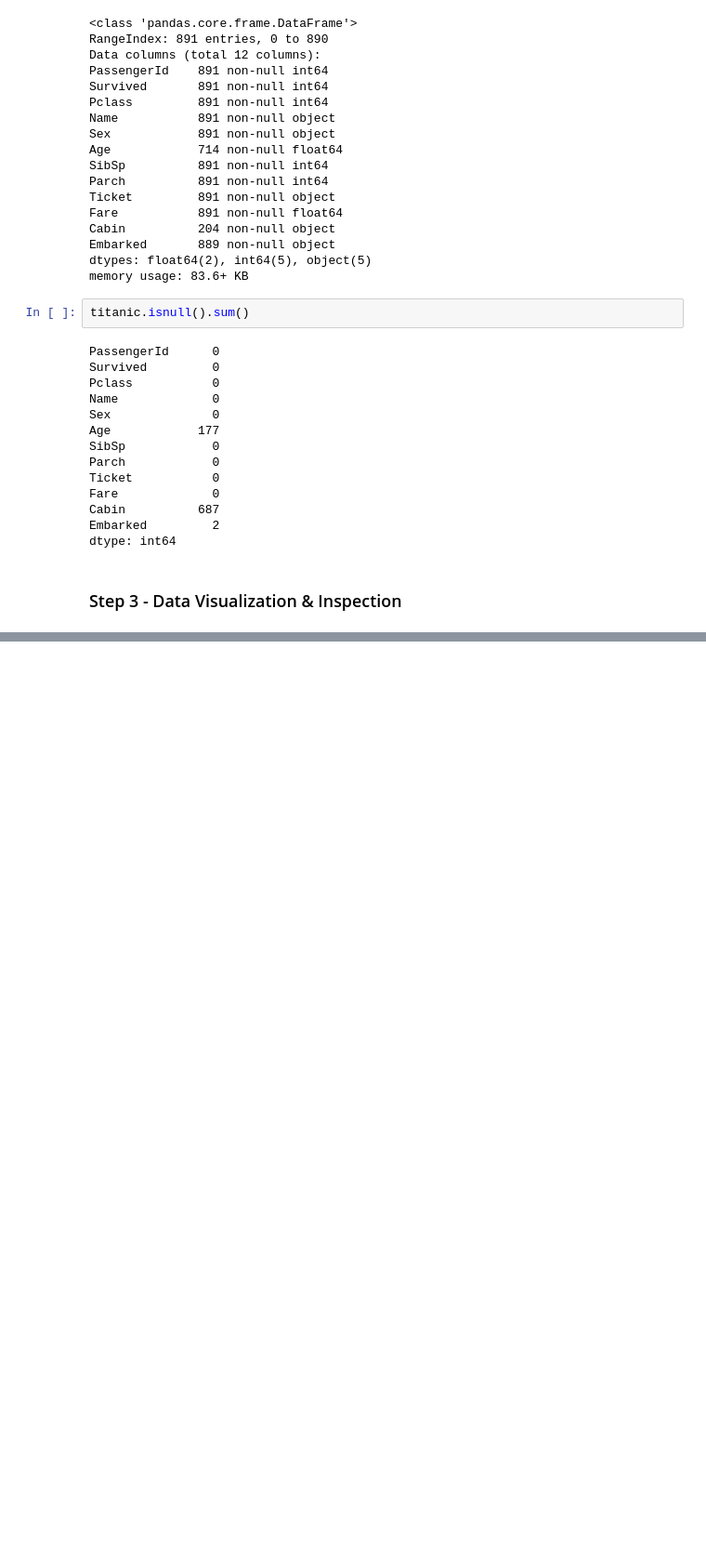
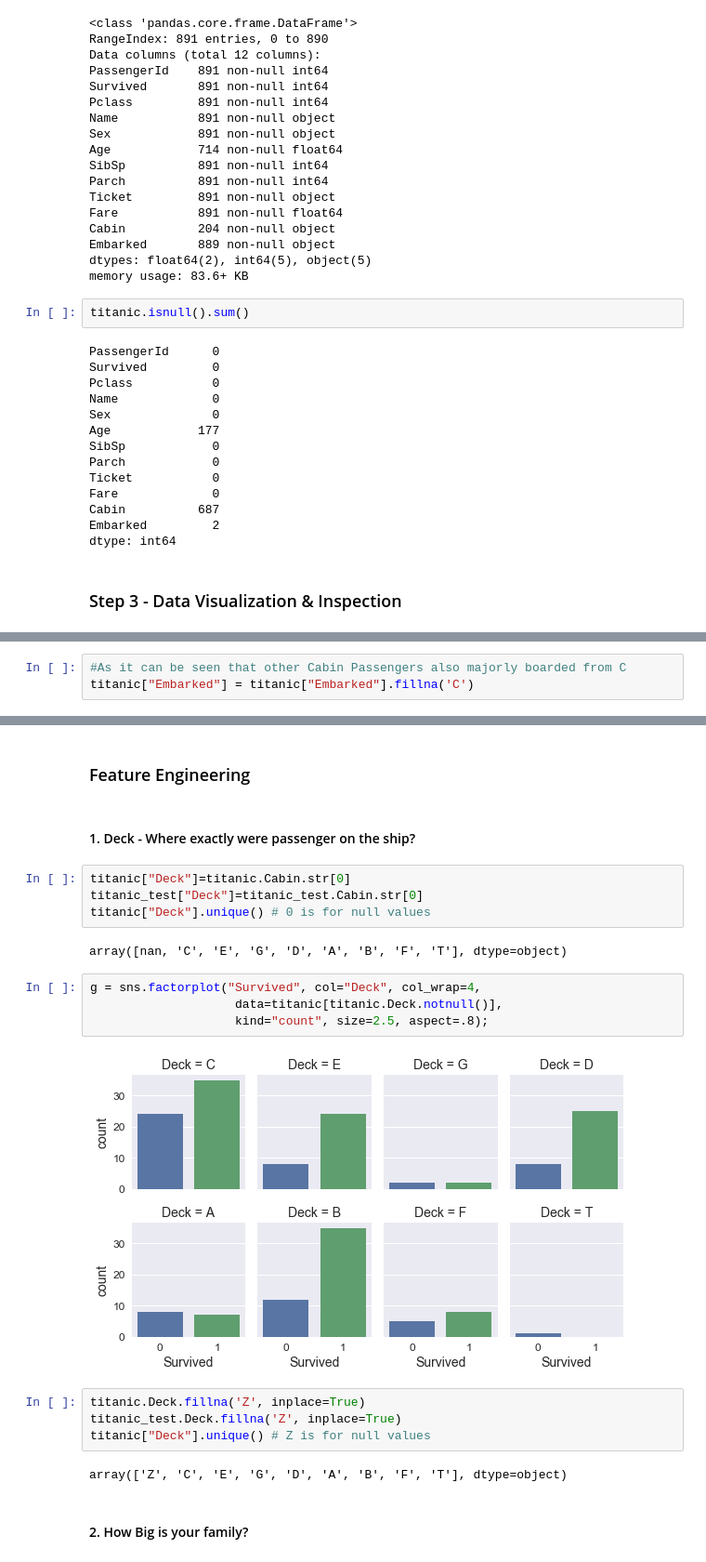
Before and after one commit to amitbcp/machine_learning_problems, a Jupyter notebook: Examples-ScikitLearn/Machine Learning Project - Titanic - Kaggle.ipynb, the cells around one changed output, grey strips where cells are left out. Shown at 93% size. Saved outputs shown, nothing was run; the diff lists cells and outputs as text; blank space fills up the shorter version.

```diff
--- a/Examples-ScikitLearn/Machine Learning Project - Titanic - Kaggle.ipynb
+++ b/Examples-ScikitLearn/Machine Learning Project - Titanic - Kaggle.ipynb
@@ -157,0 +253,3 @@ titanic[titanic['Embarked'].isnull()]
+# %%
+#As it can be seen that other Cabin Passengers also majorly boarded from C
+titanic["Embarked"] = titanic["Embarked"].fillna('C')
@@ -157,0 +272,24 @@ titanic[titanic['Embarked'].isnull()]
+# %% [markdown]
+### Feature Engineering
+# %% [markdown]
+#### 1. Deck - Where exactly were passenger on the ship?
+# %%
+titanic["Deck"]=titanic.Cabin.str[0]
+titanic_test["Deck"]=titanic_test.Cabin.str[0]
+titanic["Deck"].unique() # 0 is for null values
+# %% [output]
+array([nan, 'C', 'E', 'G', 'D', 'A', 'B', 'F', 'T'], dtype=object)
+# %%
+g = sns.factorplot("Survived", col="Deck", col_wrap=4,
+                    data=titanic[titanic.Deck.notnull()],
+                    kind="count", size=2.5, aspect=.8);
+# %% [output]
+[figure, added]
+# %%
+titanic.Deck.fillna('Z', inplace=True)
+titanic_test.Deck.fillna('Z', inplace=True)
+titanic["Deck"].unique() # Z is for null values
+# %% [output]
+array(['Z', 'C', 'E', 'G', 'D', 'A', 'B', 'F', 'T'], dtype=object)
+# %% [markdown]
+#### 2. How Big is your family?
```
Also changed, not shown: parts of 56 cells of this notebook.
